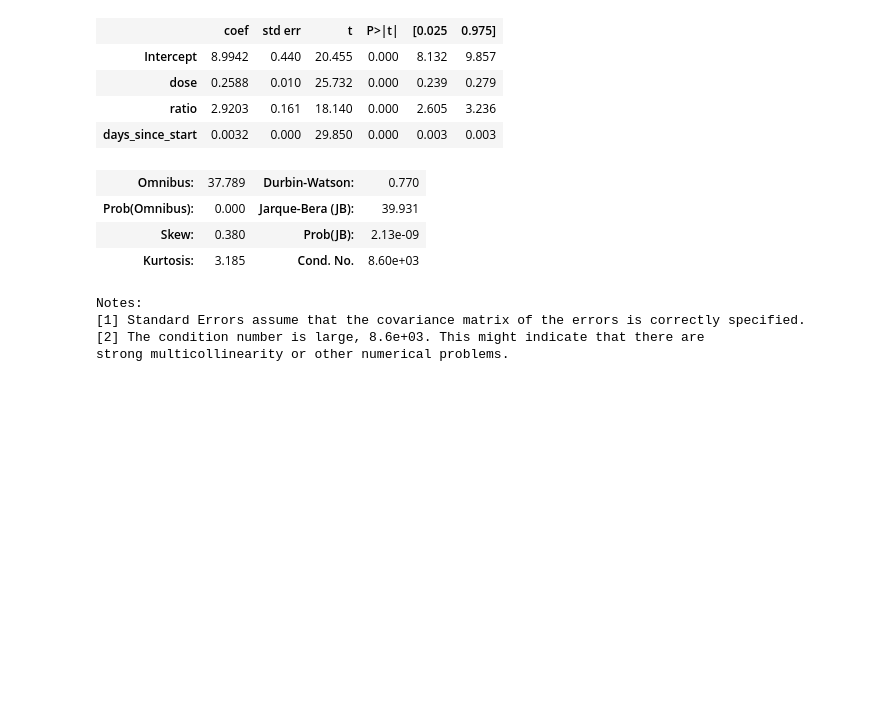
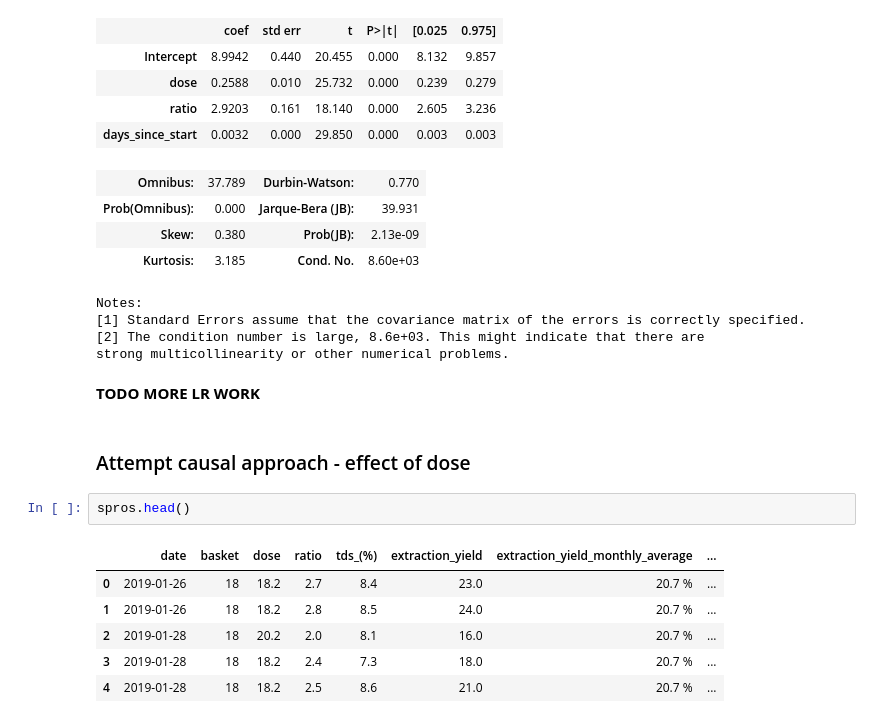
Before and after one commit to No-Stream/espresso-extraction-analysis, a Jupyter notebook: espresso-extraction-analysis.ipynb, the cells around one changed output. Saved outputs shown, nothing was run; the diff lists cells and outputs as text; blank space fills up the shorter version.

```diff
--- a/espresso-extraction-analysis.ipynb
+++ b/espresso-extraction-analysis.ipynb
@@ -801,3 +817,16 @@ Notes:
 [1] Standard Errors assume that the covariance matrix of the errors is correctly specified.
 [2] The condition number is large, 8.6e+03. This might indicate that there are
 strong multicollinearity or other numerical problems.
+# %% [markdown]
+__TODO MORE LR WORK__
+# %% [markdown]
+### Attempt causal approach - effect of dose
+# %%
+spros.head()
+# %% [output]
+|  | date | basket | dose | ratio | tds_(%) | extraction_yield | extraction_yield_monthly_average | ... |
+| 0 | 2019-01-26 | 18 | 18.2 | 2.7 | 8.4 | 23.0 | 20.7 % | ... |
+| 1 | 2019-01-26 | 18 | 18.2 | 2.8 | 8.5 | 24.0 | 20.7 % | ... |
+| 2 | 2019-01-28 | 18 | 20.2 | 2.0 | 8.1 | 16.0 | 20.7 % | ... |
+| 3 | 2019-01-28 | 18 | 18.2 | 2.4 | 7.3 | 18.0 | 20.7 % | ... |
+| 4 | 2019-01-28 | 18 | 18.2 | 2.5 | 8.6 | 21.0 | 20.7 % | ... |
```
Also changed, not shown: parts of 6 cells of this notebook.
